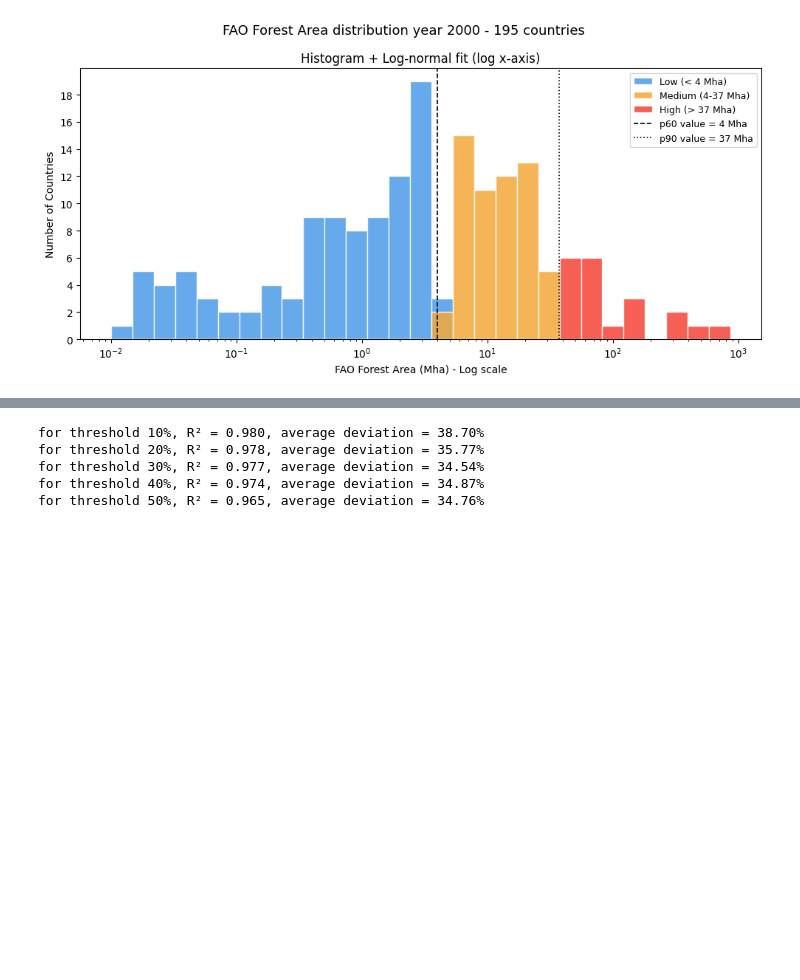
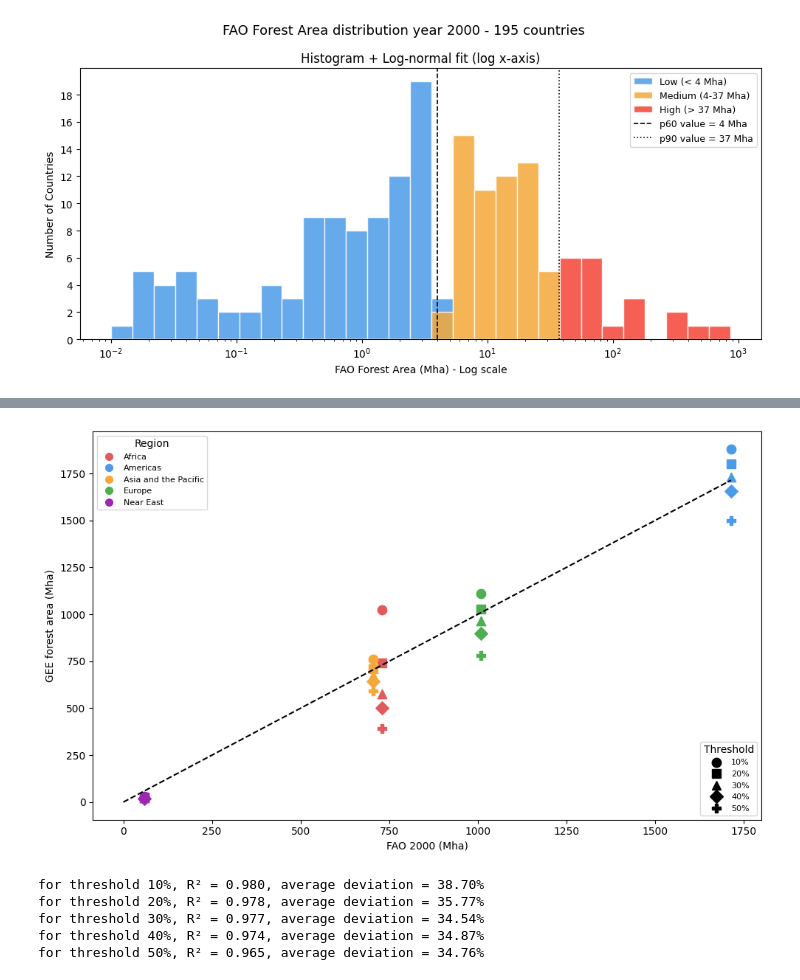
Before and after one commit to MElsdk-lab/Biochar_forest_estimation, a Jupyter notebook: Notebook_2_Forest_Area_Analysis.ipynb, the cells around one changed output, grey strips where cells are left out. Saved outputs shown, nothing was run; the diff lists cells and outputs as text; code cells hidden in the pictures; blank space fills up the shorter version.

```diff
--- a/Notebook_2_Forest_Area_Analysis.ipynb
+++ b/Notebook_2_Forest_Area_Analysis.ipynb
@@ -554 +546,49 @@ plt.show()
+# %%
+# ── CELL 12: Plot GEE vs FAO by Region and Threshold ───────────────────────────
+
+fig, ax = plt.subplots(figsize=(10, 6))
+
+regions_thresholds_reg = []
+for region in regions:
+    for threshold in country_thresholds:
+        df = gee_fao_comparison_region[
+            (gee_fao_comparison_region['region'] == region) &
+            (gee_fao_comparison_region['threshold'] == threshold)
+        ]
+        # Perform linear regression to get r_value for each segment
+        x_values = df['FAO_2000_Mha']
+        y_values = df['region_total_forest_area']
+        if len(x_values) > 1: # Need at least 2 points for linregress
+            slope, intercept, r_value, p_value, std_err = stats.linregress(x_values, y_values)
+            regions_thresholds_reg.append({'threshold': threshold, 'r_squared': round(r_value**2, 3)})
+
+        ax.scatter(df['FAO_2000_Mha'], df['region_total_forest_area'],
+                   color=region_colors[region],
+                   marker=threshold_markers[threshold],
+                   s=80)
+
+
+# --- Legend 1: regions (color) ---
+region_handles = [Line2D([0], [0], marker='o', color='w', markerfacecolor=color, markersize=9, label=region)
+                  for region, color in region_colors.items()]
+
+# --- Legend 2: thresholds (marker shape) ---
+threshold_handles = [Line2D([0], [0], marker=marker, color='black', linestyle='None', markersize=9, label=f'{t}%')
+                     for t, marker in threshold_markers.items()]
+
+# --- Add both legends ---
+legend1 = ax.legend(handles=region_handles, title='Region', fontsize=8, loc='upper left')
+ax.add_artist(legend1)
+ax.legend(handles=threshold_handles, title='Threshold', fontsize=8, loc='lower right')
+
+match_max = max(gee_fao_comparison_region['FAO_2000_Mha'])
+ax.plot([0, match_max], [0, match_max], linestyle='--', color='black', label='1:1 line')
+ax.set_xlabel('FAO 2000 (Mha)')
+ax.set_ylabel('GEE forest area (Mha)')
+ax.yaxis.set_major_locator(plt.MaxNLocator(integer=True))
+plt.tight_layout()
+plt.savefig(FIGURE_folder + '/gee_fao_regions.svg', dpi=300, bbox_inches='tight')
+plt.show()
+# %% [output]
+[figure, added]
 # %%
```
Also changed, not shown: parts of 13 cells of this notebook.
